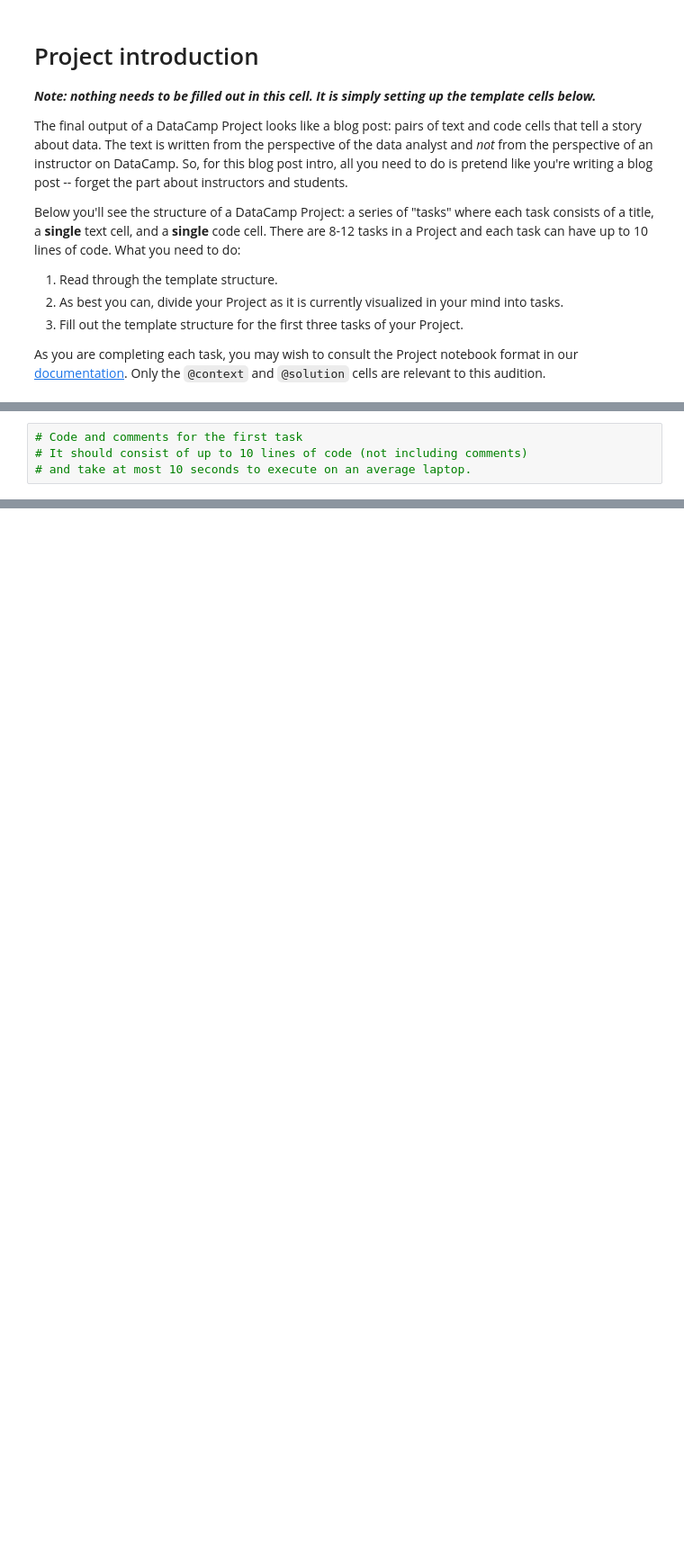
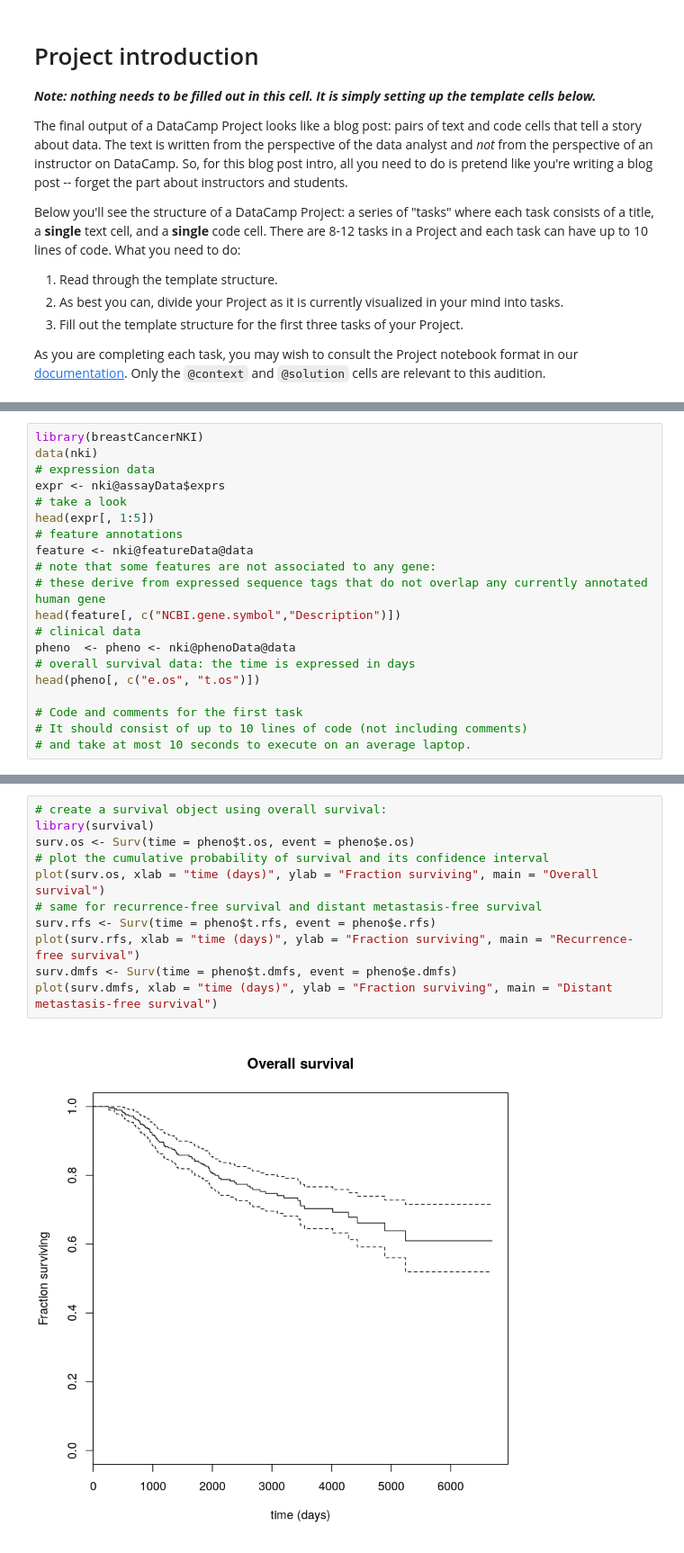
Before and after one commit to pprovero/projects-instructor-application-r, a Jupyter notebook: audition.ipynb, the cells around one changed output, grey strips where cells are left out. Shown: that part at 90% size. Saved outputs shown, nothing was run; the diff lists cells and outputs as text; blank space fills up the shorter version.

```diff
--- a/audition.ipynb
+++ b/audition.ipynb
@@ -50,4 +52,20 @@ Images are welcome additions to every Markdown cell, but especially this first o
 # %%
+library(breastCancerNKI)
+data(nki)
+# expression data
+expr <- nki@assayData$exprs
+# take a look
+head(expr[, 1:5])
+# feature annotations
+feature <- nki@featureData@data
+# note that some features are not associated to any gene:
+# these derive from expressed sequence tags that do not overlap any currently annotated human gene
+head(feature[, c("NCBI.gene.symbol","Description")])
+# clinical data
+pheno  <- pheno <- nki@phenoData@data
+# overall survival data: the time is expressed in days
+head(pheno[, c("e.os", "t.os")])
+
 # Code and comments for the first task
 # It should consist of up to 10 lines of code (not including comments)
 # and take at most 10 seconds to execute on an average laptop.
@@ -76,0 +100,13 @@ Please include a rough draft of the code for the rest of your proposed Project b
+# %%
+# create a survival object using overall survival:
+library(survival)
+surv.os <- Surv(time = pheno$t.os, event = pheno$e.os)
+# plot the cumulative probability of survival and its confidence interval
+plot(surv.os, xlab = "time (days)", ylab = "Fraction surviving", main = "Overall survival")
+# same for recurrence-free survival and distant metastasis-free survival
+surv.rfs <- Surv(time = pheno$t.rfs, event = pheno$e.rfs)
+plot(surv.rfs, xlab = "time (days)", ylab = "Fraction surviving", main = "Recurrence-free survival")
+surv.dmfs <- Surv(time = pheno$t.dmfs, event = pheno$e.dmfs)
+plot(surv.dmfs, xlab = "time (days)", ylab = "Fraction surviving", main = "Distant metastasis-free survival")
+# %% [output]
+[figure, added]
```
Also changed, not shown: parts of 34 cells of this notebook.
